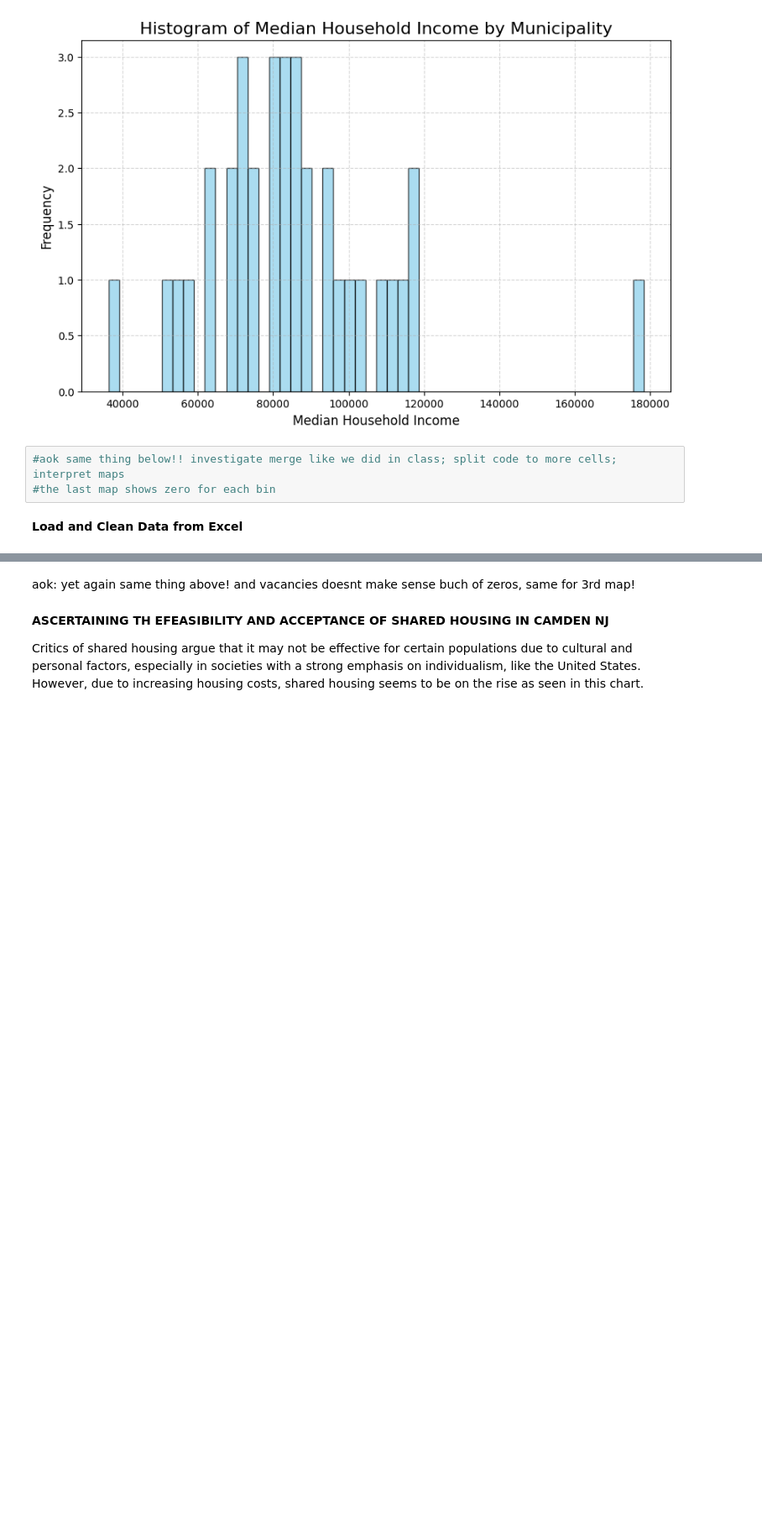
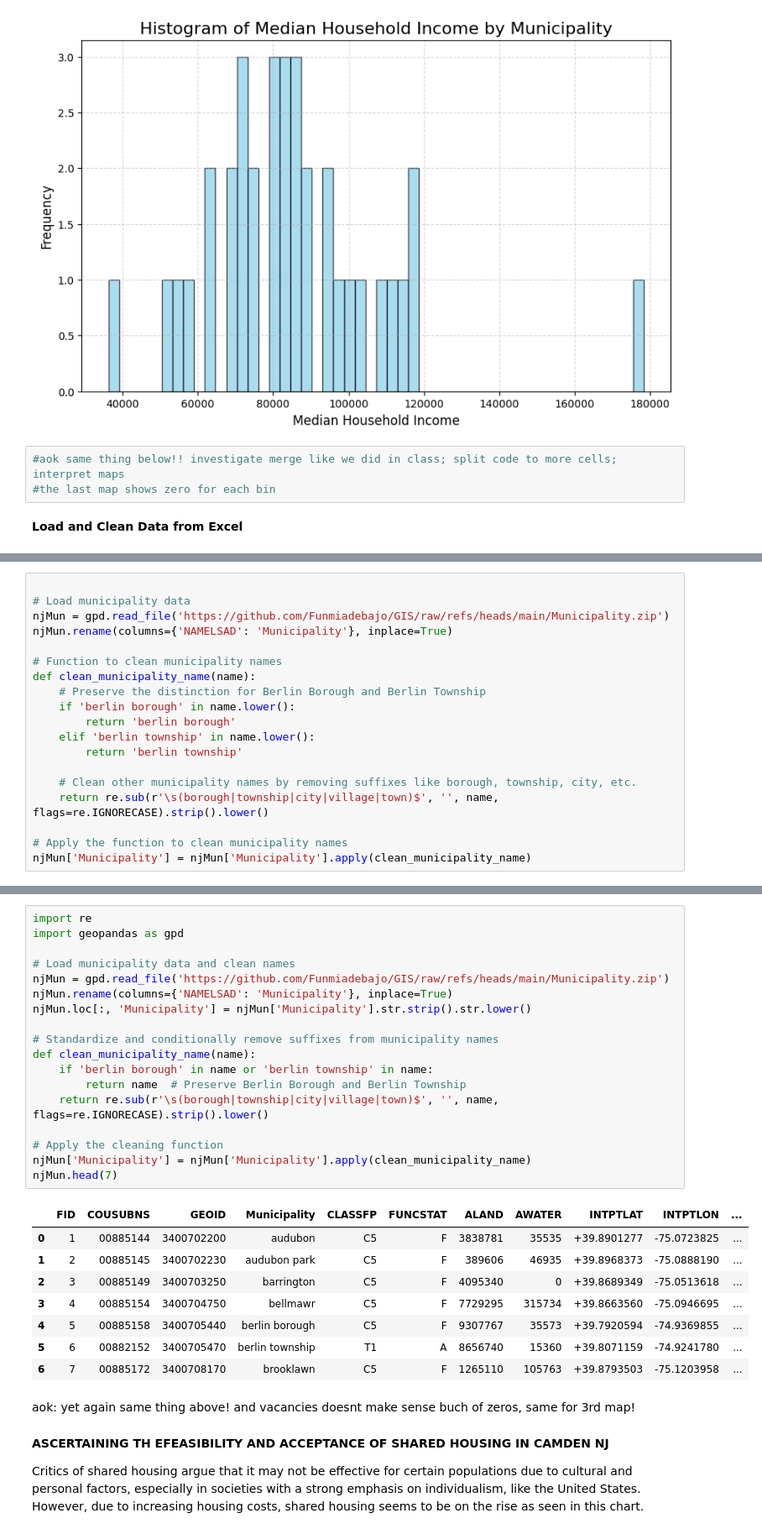
Before and after one commit to Funmiadebajo/GIS, a Jupyter notebook: PS4.ipynb, the cells around one changed output, grey strips where cells are left out. Shown at 84% size. Cells and saved outputs as stored; diff of their text form; blank space fills up the shorter version.

```diff
--- a/PS4.ipynb
+++ b/PS4.ipynb
@@ -408,0 +548,19 @@ from matplotlib.colors import ListedColormap
+# %%
+
+# Load municipality data
+njMun = gpd.read_file('https://github.com/Funmiadebajo/GIS/raw/refs/heads/main/Municipality.zip')
+njMun.rename(columns={'NAMELSAD': 'Municipality'}, inplace=True)
+
+# Function to clean municipality names
+def clean_municipality_name(name):
+    # Preserve the distinction for Berlin Borough and Berlin Township
+    if 'berlin borough' in name.lower():
+        return 'berlin borough'
+    elif 'berlin township' in name.lower():
+        return 'berlin township'
+
+    # Clean other municipality names by removing suffixes like borough, township, city, etc.
+    return re.sub(r'\s(borough|township|city|village|town)$', '', name, flags=re.IGNORECASE).strip().lower()
+
+# Apply the function to clean municipality names
+njMun['Municipality'] = njMun['Municipality'].apply(clean_municipality_name)
@@ -509,3 +659,30 @@ NameError: name 'Vacancies' is not defined
+# %%
+import re
+import geopandas as gpd
+
+# Load municipality data and clean names
+njMun = gpd.read_file('https://github.com/Funmiadebajo/GIS/raw/refs/heads/main/Municipality.zip')
+njMun.rename(columns={'NAMELSAD': 'Municipality'}, inplace=True)
+njMun.loc[:, 'Municipality'] = njMun['Municipality'].str.strip().str.lower()
+
+# Standardize and conditionally remove suffixes from municipality names
+def clean_municipality_name(name):
+    if 'berlin borough' in name or 'berlin township' in name:
+        return name  # Preserve Berlin Borough and Berlin Township
+    return re.sub(r'\s(borough|township|city|village|town)$', '', name, flags=re.IGNORECASE).strip().lower()
+
+# Apply the cleaning function
+njMun['Municipality'] = njMun['Municipality'].apply(clean_municipality_name)
+njMun.head(7)
+# %% [output]
+|  | FID | COUSUBNS | GEOID | Municipality | CLASSFP | FUNCSTAT | ALAND | AWATER | INTPTLAT | INTPTLON | ... |
+| 0 | 1 | 00885144 | 3400702200 | audubon | C5 | F | 3838781 | 35535 | +39.8901277 | -75.0723825 | ... |
+| 1 | 2 | 00885145 | 3400702230 | audubon park | C5 | F | 389606 | 46935 | +39.8968373 | -75.0888190 | ... |
+| 2 | 3 | 00885149 | 3400703250 | barrington | C5 | F | 4095340 | 0 | +39.8689349 | -75.0513618 | ... |
+| 3 | 4 | 00885154 | 3400704750 | bellmawr | C5 | F | 7729295 | 315734 | +39.8663560 | -75.0946695 | ... |
+| 4 | 5 | 00885158 | 3400705440 | berlin borough | C5 | F | 9307767 | 35573 | +39.7920594 | -74.9369855 | ... |
+| 5 | 6 | 00882152 | 3400705470 | berlin township | T1 | A | 8656740 | 15360 | +39.8071159 | -74.9241780 | ... |
+| 6 | 7 | 00885172 | 3400708170 | brooklawn | C5 | F | 1265110 | 105763 | +39.8793503 | -75.1203958 | ... |
 # %% [markdown]
 aok: yet again same thing above! and vacancies doesnt make sense buch of zeros, same for 3rd map!
 # %% [markdown]
```
Also changed, not shown: parts of 17 cells of this notebook.
